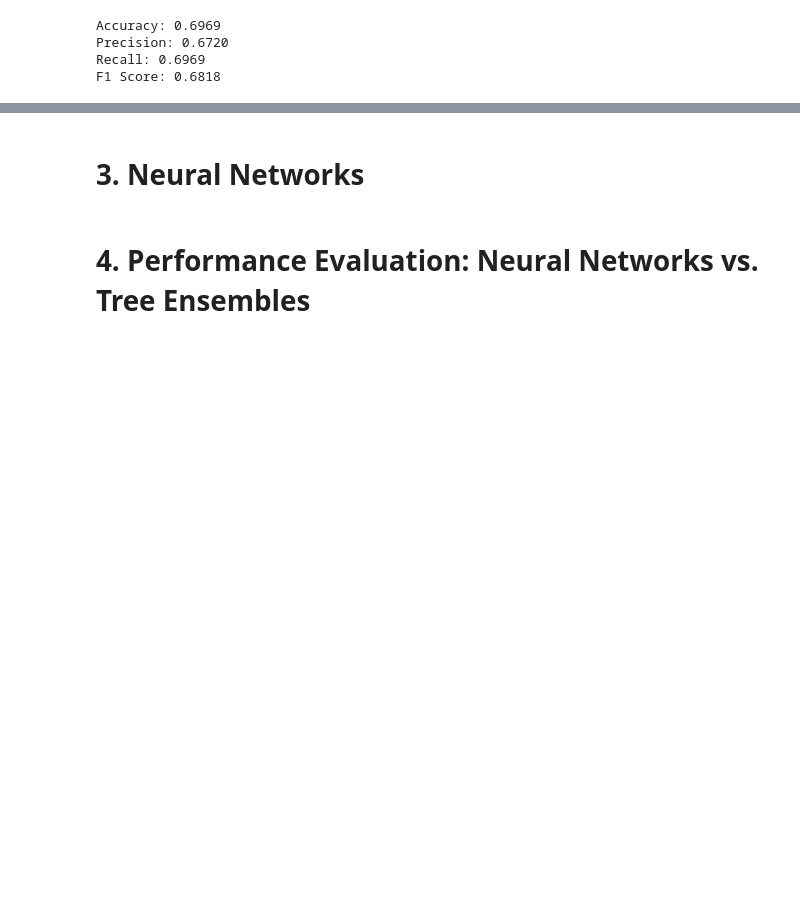
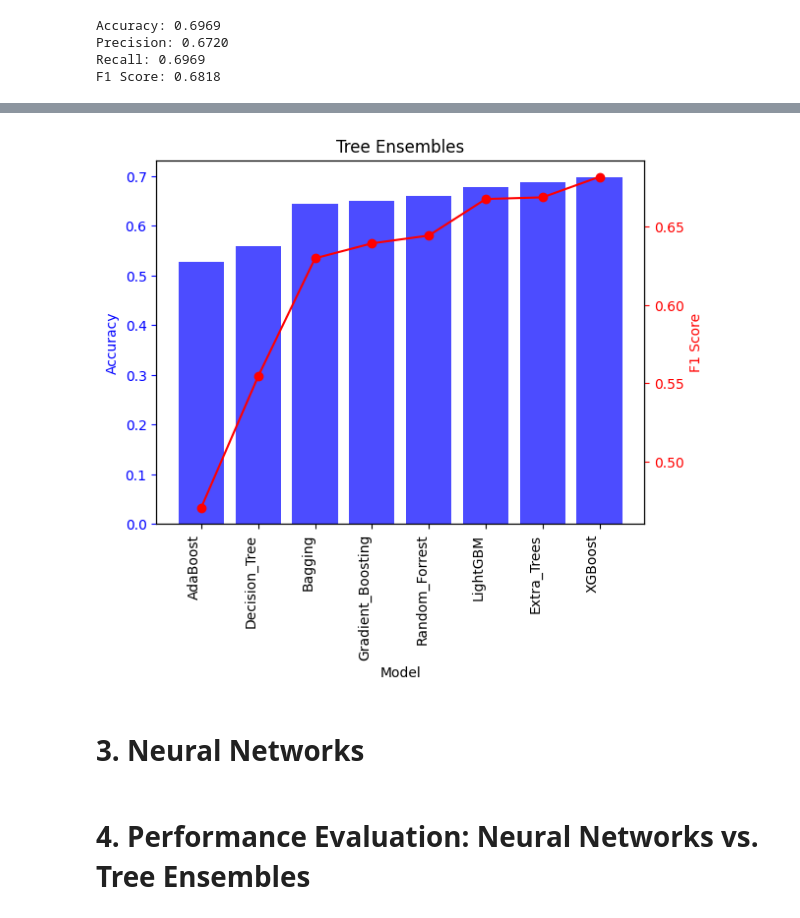
Before and after one commit to manuzrpEd/RedWineData_ImbalancedClasses, a Jupyter notebook: red_wine_data.ipynb, the cells around one changed output, grey strips where cells are left out. Cells and saved outputs as stored; diff of their text form; code cells hidden in the pictures; blank space fills up the shorter version.

Commit message:
add Tree Ensembles

```diff
--- a/red_wine_data.ipynb
+++ b/red_wine_data.ipynb
@@ -348,6 +348,10 @@ X_train, X_test, y_train, y_test = train_test_split(df.loc[:, ~df.columns.isin(c
                                                     random_state=random_state)
 # Calculate class weights to handle imbalance
 class_weights = len(y_train) / (len(np.unique(y_train)) * np.bincount(y_train))
+
+accuracies = []
+f1_scores = []
+models = []
 # %% [markdown]
 Evaluation Metrics:
 
@@ -380,6 +580,10 @@ print(f"Accuracy: {accuracy:.4f}")
 print(f"Precision: {precision:.4f}")
 print(f"Recall: {recall:.4f}")
 print(f"F1 Score: {f1:.4f}")
+
+accuracies.append(accuracy)
+f1_scores.append(f1)
+models.append('XGBoost')
 # %% [output]
 Accuracy: 0.6969
 Precision: 0.6720
@@ -388,3 +640,31 @@ F1 Score: 0.6818
+# %%
+# Create a DataFrame
+df_plot = pd.DataFrame({'Model': models, 'Accuracy': accuracies, 'F1 Score': f1_scores})
+
+# Sort the DataFrame by F1 Score in ascending order
+df_sorted = df_plot.sort_values(by='F1 Score', ascending=True)
+
+# Plotting
+fig, ax1 = plt.subplots()
+
+# Plot Accuracy
+ax1.bar(df_sorted['Model'], df_sorted['Accuracy'], color='b', alpha=0.7, label='Accuracy')
+ax1.set_xlabel('Model')
+ax1.set_ylabel('Accuracy', color='b')
+ax1.tick_params('y', colors='b')
+ax1.set_xticks(range(len(df_sorted['Model'])))
+ax1.set_xticklabels(df_sorted['Model'], rotation=90, ha='right')
+
+# Create a second y-axis to plot F1 Score
+ax2 = ax1.twinx()
+ax2.plot(df_sorted['Model'], df_sorted['F1 Score'], color='r', marker='o', label='F1 Score')
+ax2.set_ylabel('F1 Score', color='r')
+ax2.tick_params('y', colors='r')
+
+plt.title('Tree Ensembles')
+plt.show()
+# %% [output]
+[figure, added]
 # %% [markdown]
 # 3. Neural Networks
 # %% [markdown]
```
Also changed, not shown: parts of 10 cells of this notebook.
